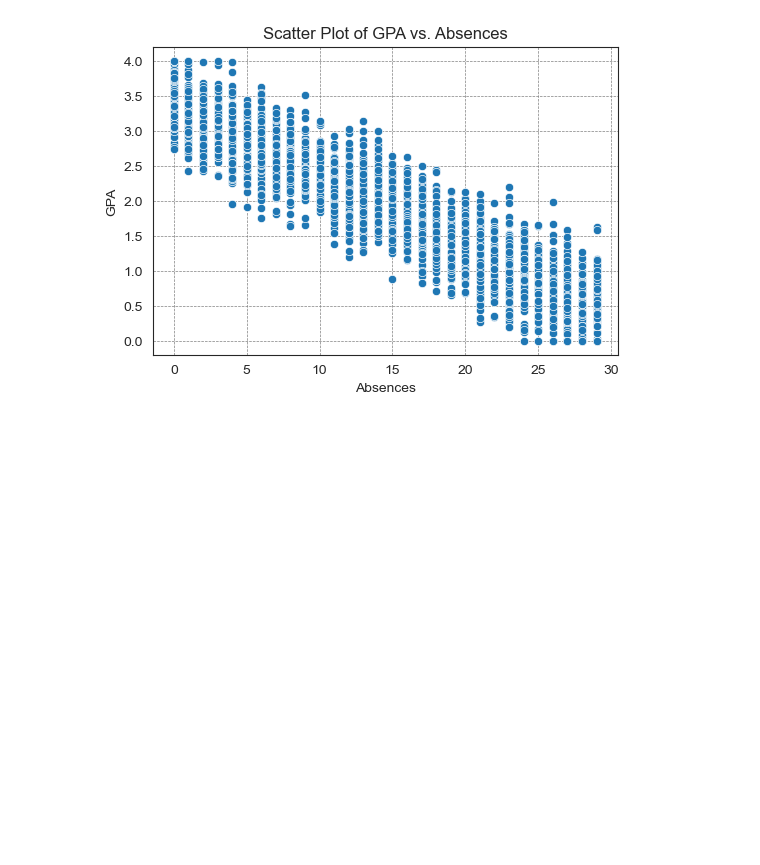
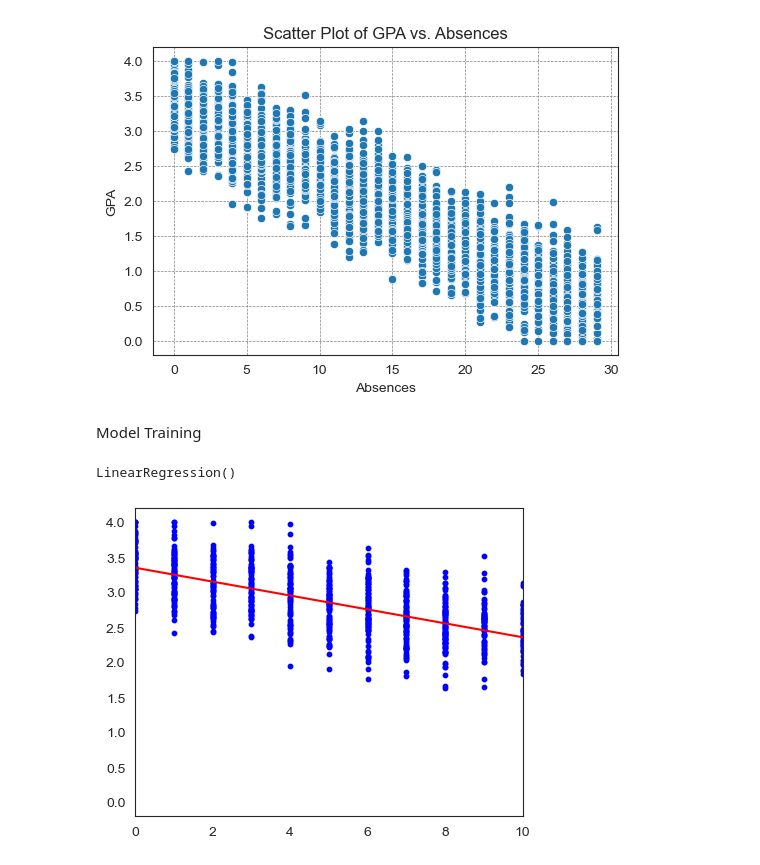
Before and after one commit to soulgoesflying/MLG382-Guided-Project, a Jupyter notebook: Bivaraiate_Analysis.ipynb, the cells around one changed output. Saved outputs shown, nothing was run; the diff lists cells and outputs as text; code cells hidden in the pictures; blank space fills up the shorter version.

```diff
--- a/Bivaraiate_Analysis.ipynb
+++ b/Bivaraiate_Analysis.ipynb
@@ -106,2 +121,10 @@ y = df["GPA"]
 # %%
-X_train, X_test, y_train, y_test = train_test_split(X, y, test_size=0.2, random_state=90)
+X_train = df['Absences'].to_frame()
+y_train = df['GPA'].to_frame()
+# %% [markdown]
+Model Training
+# %%
+model = LinearRegression()
+model.fit(X_train, y_train)
+# %% [output]
+LinearRegression()
@@ -107,0 +137,14 @@ X_train, X_test, y_train, y_test = train_test_split(X, y, test_size=0.2, random_
+# %%
+xn = np.linspace(0,10,101)
+x_values = {'Absences' : xn}
+
+x = pd.DataFrame(x_values)
+y = model.predict(x)
+# %%
+fig, ax = plt.subplots(figsize=(5, 4))
+plt.scatter(X_train, y_train, color='blue', s=10)
+plt.plot(x,y, color='red')
+plt.xlim([0,10])
+plt.show()
+# %% [output]
+[figure, added]
```
Also changed, not shown: parts of 3 cells of this notebook.
